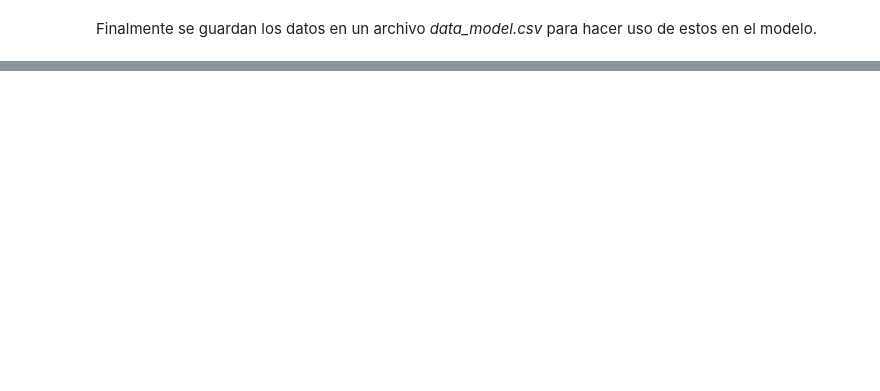
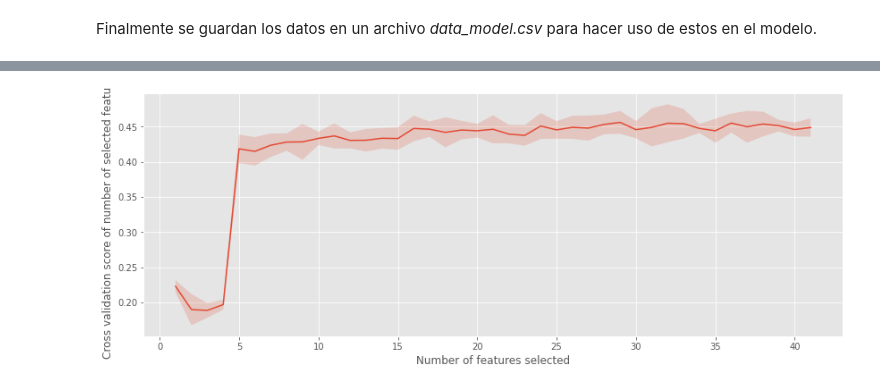
Before and after one commit to johanmarin/-default-of-credit-card-clients, a Jupyter notebook: analisis.ipynb, the cells around one changed output, grey strips where cells are left out. Cells and saved outputs as stored; diff of their text form; code cells hidden in the pictures; blank space fills up the shorter version.

```diff
--- a/analisis.ipynb
+++ b/analisis.ipynb
@@ -164,0 +201,4 @@ file = "C:/Users/57318/Desktop/default-of-credit-card-clients/data_model.csv"
+# %%
+fs.plot_number_features(modeler.feature_analisis)
+# %% [output]
+[figure, added]
```
Also changed, not shown: parts of 23 cells of this notebook, 22 other files.
